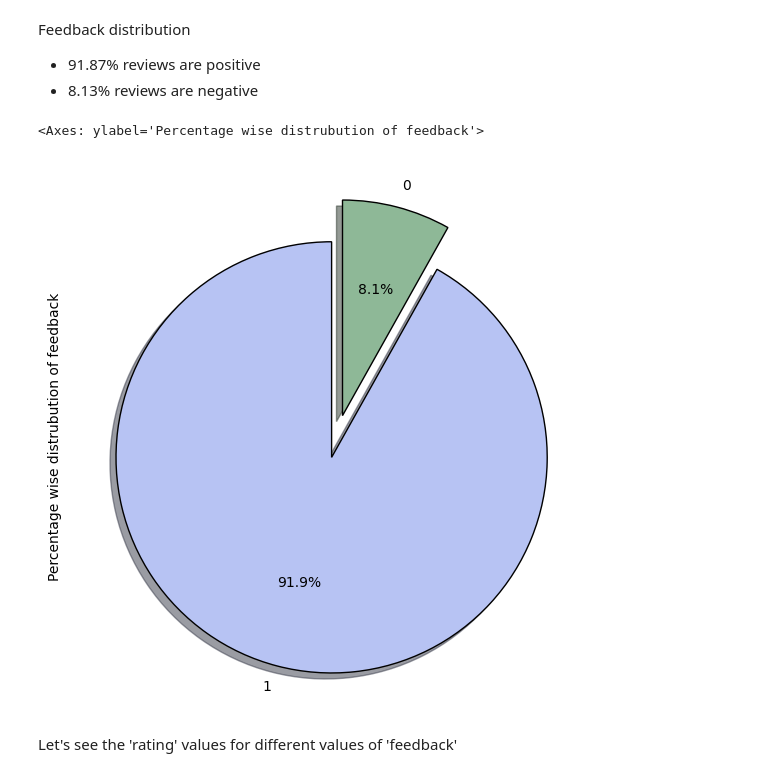
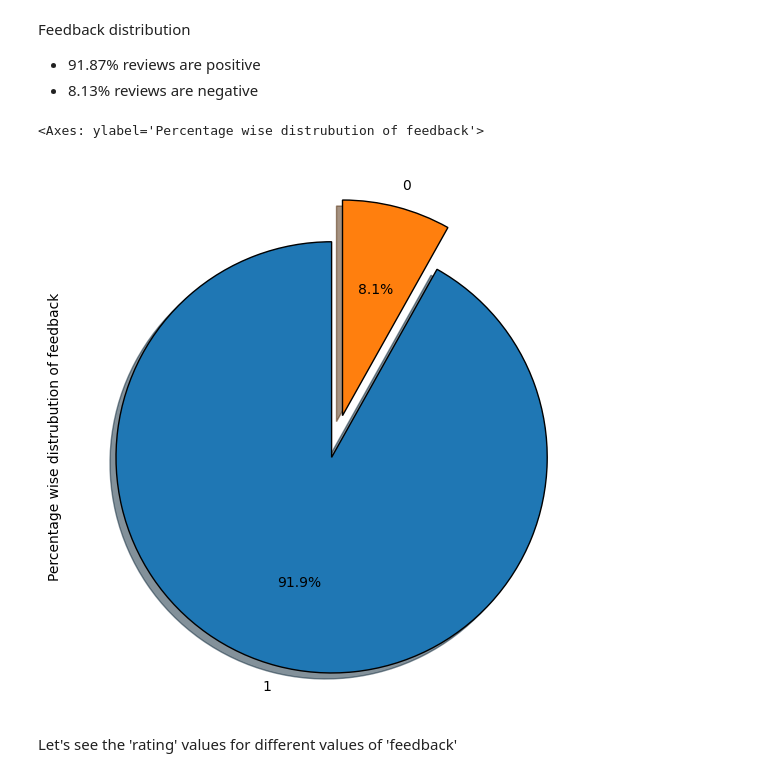
Before and after one commit to Kryzotech/Amazon-alexa, a Jupyter notebook: sentiment_experiments.ipynb, the cells around one changed output. Cells and saved outputs as stored; diff of their text form; code cells hidden in the pictures.

Commit message:
Updated Charts

```diff
--- a/sentiment_experiments.ipynb
+++ b/sentiment_experiments.ipynb
@@ -272,19 +271,17 @@ Feedback distribution <br>
 * 8.13% reviews are negative
 # %%
 fig = plt.figure(figsize=(7,7))
-
-colors = ['#B7C3F3', '#8EB897']
 
 wp = {'linewidth':1, "edgecolor":'black'}
 
 tags = data['feedback'].value_counts()/data.shape[0]
 
 explode=(0.1,0.1)
 
-tags.plot(kind='pie', autopct="%1.1f%%", shadow=True, colors=colors, startangle=90, wedgeprops=wp, explode=explode, label='Percentage wise distrubution of feedback')
+tags.plot(kind='pie', autopct="%1.1f%%", shadow=True, startangle=90, wedgeprops=wp, explode=explode, label='Percentage wise distrubution of feedback')
 # %% [output]
 <Axes: ylabel='Percentage wise distrubution of feedback'>
-[figure, old version]
+[figure, new version]
 # %% [markdown]
 Let's see the 'rating' values for different values of 'feedback'
 # %%
```
Also changed, not shown: parts of 25 cells of this notebook, 2 other files.
